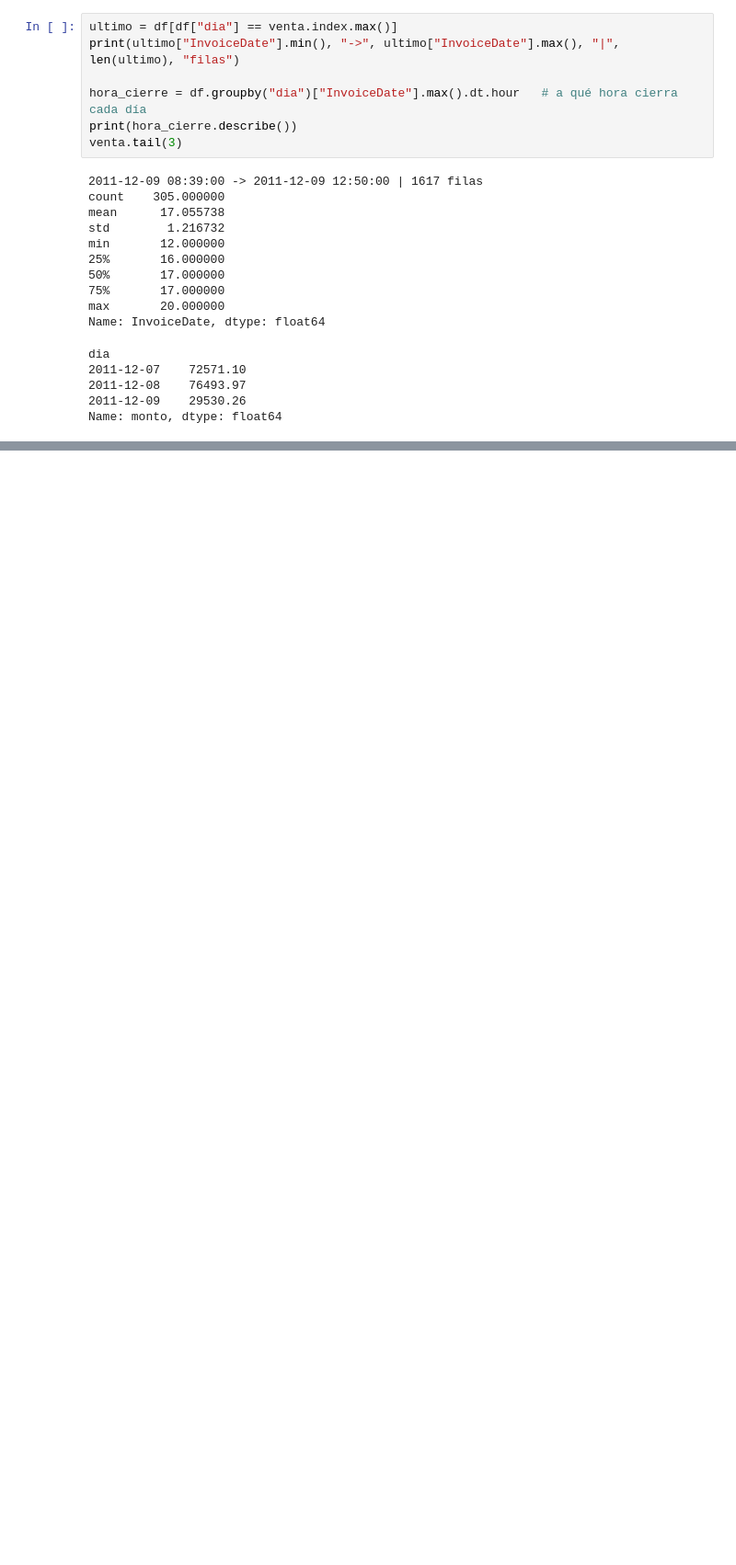
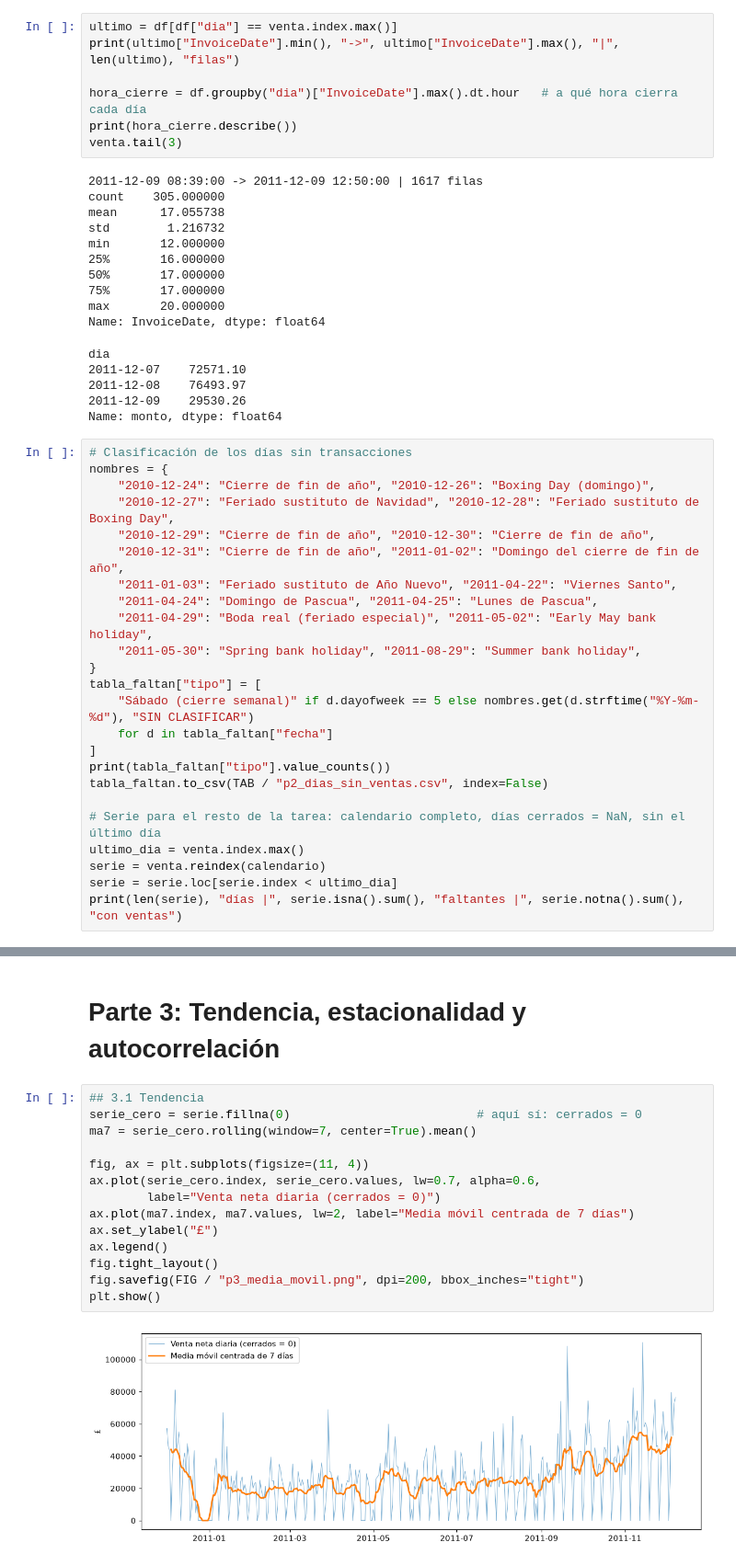
Before and after one commit to xNoksS/bi-tarea4-series-de-tiempo, a Jupyter notebook: Tarea4.ipynb, the cells around one changed output, grey strips where cells are left out. Shown at 92% size. Cells and saved outputs as stored; diff of their text form; blank space fills up the shorter version.

Commit message:
Partes 3 y 4: tendencia, estacionalidad y SARIMA

```diff
--- a/Tarea4.ipynb
+++ b/Tarea4.ipynb
@@ -465,3 +465,27 @@ dia
 2011-12-08    76493.97
 2011-12-09    29530.26
 Name: monto, dtype: float64
+# %%
+# Clasificación de los días sin transacciones
+nombres = {
+    "2010-12-24": "Cierre de fin de año", "2010-12-26": "Boxing Day (domingo)",
+    "2010-12-27": "Feriado sustituto de Navidad", "2010-12-28": "Feriado sustituto de Boxing Day",
+    "2010-12-29": "Cierre de fin de año", "2010-12-30": "Cierre de fin de año",
+    "2010-12-31": "Cierre de fin de año", "2011-01-02": "Domingo del cierre de fin de año",
+    "2011-01-03": "Feriado sustituto de Año Nuevo", "2011-04-22": "Viernes Santo",
+    "2011-04-24": "Domingo de Pascua", "2011-04-25": "Lunes de Pascua",
+    "2011-04-29": "Boda real (feriado especial)", "2011-05-02": "Early May bank holiday",
+    "2011-05-30": "Spring bank holiday", "2011-08-29": "Summer bank holiday",
+}
+tabla_faltan["tipo"] = [
+    "Sábado (cierre semanal)" if d.dayofweek == 5 else nombres.get(d.strftime("%Y-%m-%d"), "SIN CLASIFICAR")
+    for d in tabla_faltan["fecha"]
+]
+print(tabla_faltan["tipo"].value_counts())
+tabla_faltan.to_csv(TAB / "p2_dias_sin_ventas.csv", index=False)
+
+# Serie para el resto de la tarea: calendario completo, días cerrados = NaN, sin el último día
+ultimo_dia = venta.index.max()
+serie = venta.reindex(calendario)
+serie = serie.loc[serie.index < ultimo_dia]
+print(len(serie), "días |", serie.isna().sum(), "faltantes |", serie.notna().sum(), "con ventas")
@@ -467,0 +510,18 @@ Name: monto, dtype: float64
+# %% [markdown]
+# Parte 3: Tendencia, estacionalidad y autocorrelación
+# %%
+## 3.1 Tendencia
+serie_cero = serie.fillna(0)                          # aquí sí: cerrados = 0
+ma7 = serie_cero.rolling(window=7, center=True).mean()
+
+fig, ax = plt.subplots(figsize=(11, 4))
+ax.plot(serie_cero.index, serie_cero.values, lw=0.7, alpha=0.6,
+        label="Venta neta diaria (cerrados = 0)")
+ax.plot(ma7.index, ma7.values, lw=2, label="Media móvil centrada de 7 días")
+ax.set_ylabel("£")
+ax.legend()
+fig.tight_layout()
+fig.savefig(FIG / "p3_media_movil.png", dpi=200, bbox_inches="tight")
+plt.show()
+# %% [output]
+[figure, added]
```
Also changed, not shown: parts of 8 cells of this notebook, 6 other files.
